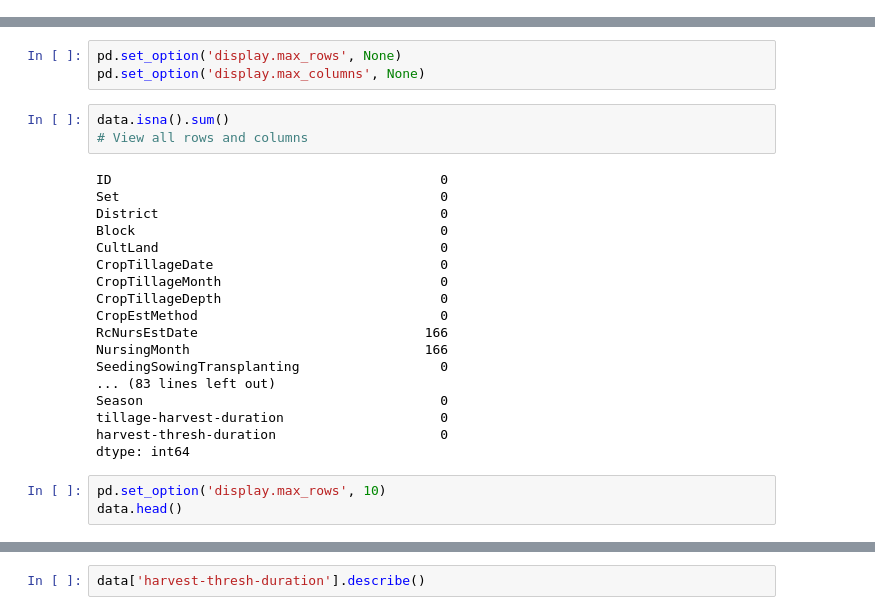
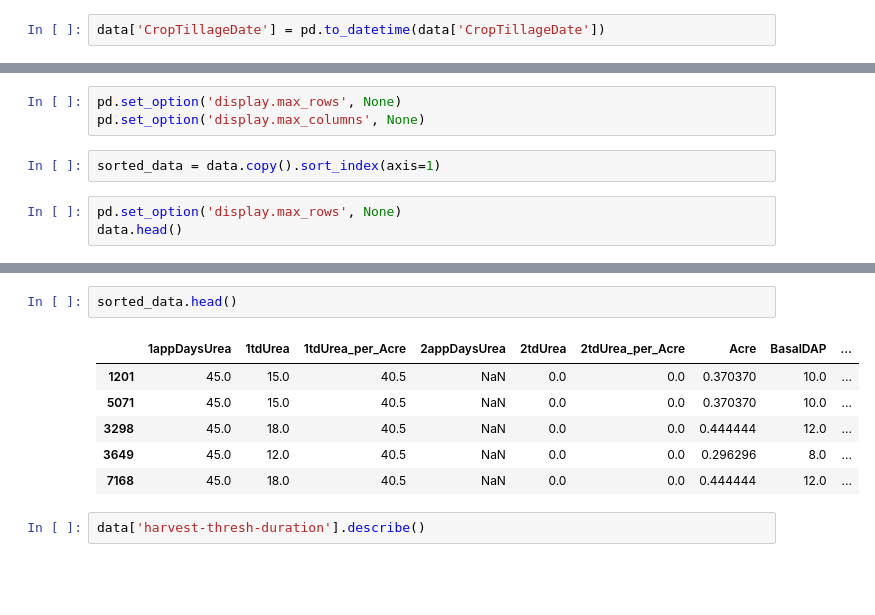
Before and after one commit to rapsoj/crop-yield-estimate, a Jupyter notebook: 02-data-cleaning/01.03-feature-engineering.ipynb, the cells around one changed output, grey strips where cells are left out. Cells and saved outputs as stored; diff of their text form; blank space fills up the shorter version.

```diff
--- a/02-data-cleaning/01.03-feature-engineering.ipynb
+++ b/02-data-cleaning/01.03-feature-engineering.ipynb
@@ -103,6 +103,8 @@ Index(['ID', 'Set', 'District', 'Block', 'CultLand', 'CropTillageDate',
       dtype='object')
 # %%
 pd.set_option('display.max_rows', None)
+# %%
+data['CropTillageDate'] = pd.to_datetime(data['CropTillageDate'])
 # %%
 data['harvest-thresh-duration'] = (data['Threshing_date'] - data['CropTillageDate']).dt.days
 # %%
@@ -125,29 +132,10 @@ data['tillage-harvest-duration'] = (data['Harv_date'] - data['CropTillageDate'])
 # %%
 pd.set_option('display.max_rows', None)
 pd.set_option('display.max_columns', None)
-# %%
-data.isna().sum()
-# View all rows and columns
-# %% [output]
-ID                                          0
-Set                                         0
-District                                    0
-Block                                       0
-CultLand                                    0
-CropTillageDate                             0
-CropTillageMonth                            0
-CropTillageDepth                            0
-CropEstMethod                               0
-RcNursEstDate                             166
-NursingMonth                              166
-SeedingSowingTransplanting                  0
-... (83 lines left out)
-Season                                      0
-tillage-harvest-duration                    0
-harvest-thresh-duration                     0
-dtype: int64
+# %%
+sorted_data = data.copy().sort_index(axis=1)
 # %%
-pd.set_option('display.max_rows', 10)
+pd.set_option('display.max_rows', None)
 data.head()
 # %% [output]
 |  | ID | Set | District | Block | CultLand | CropTillageDate | CropTillageMonth | CropTillageDepth | ... |
@@ -156,6 +144,15 @@ data.head()
 | 3298 | ID_ECOLA7UOIRKC | train | Gaya | Wazirganj | 50 | 2022-07-01 | July | 5 | ... |
 | 3649 | ID_T882H8WXTQWU | train | Gaya | Wazirganj | 40 | 2022-06-28 | June | 5 | ... |
 | 7168 | ID_ECOLA7UOIRKC | test | Gaya | Wazirganj | 50 | 2022-07-01 | July | 5 | ... |
+# %%
+sorted_data.head()
+# %% [output]
+|  | 1appDaysUrea | 1tdUrea | 1tdUrea_per_Acre | 2appDaysUrea | 2tdUrea | 2tdUrea_per_Acre | Acre | BasalDAP | ... |
+| 1201 | 45.0 | 15.0 | 40.5 | NaN | 0.0 | 0.0 | 0.370370 | 10.0 | ... |
+| 5071 | 45.0 | 15.0 | 40.5 | NaN | 0.0 | 0.0 | 0.370370 | 10.0 | ... |
+| 3298 | 45.0 | 18.0 | 40.5 | NaN | 0.0 | 0.0 | 0.444444 | 12.0 | ... |
+| 3649 | 45.0 | 12.0 | 40.5 | NaN | 0.0 | 0.0 | 0.296296 | 8.0 | ... |
+| 7168 | 45.0 | 18.0 | 40.5 | NaN | 0.0 | 0.0 | 0.444444 | 12.0 | ... |
 # %%
 data['harvest-thresh-duration'].describe()
 # %% [output]
```
Also changed, not shown: parts of 8 cells of this notebook, 2 other files.
